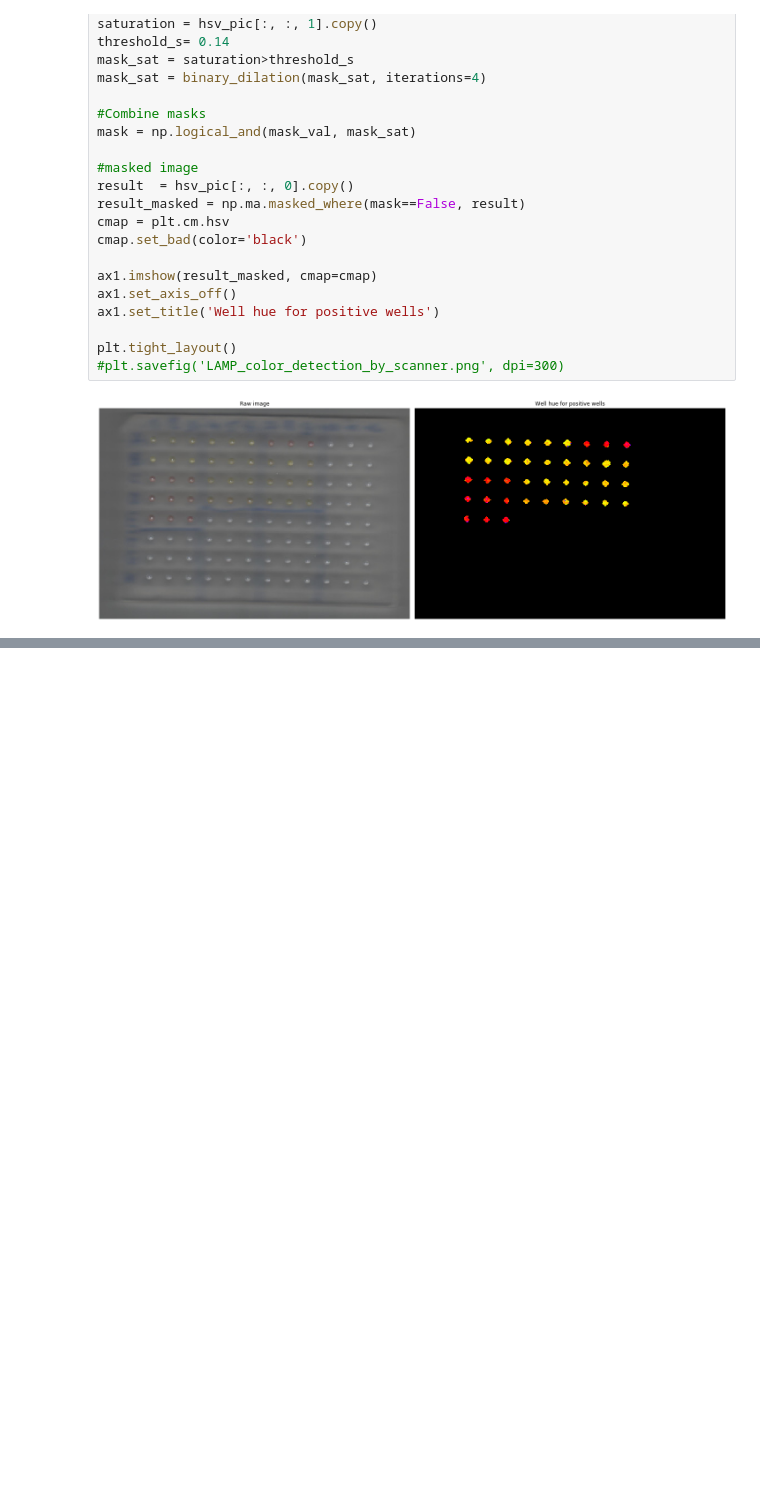
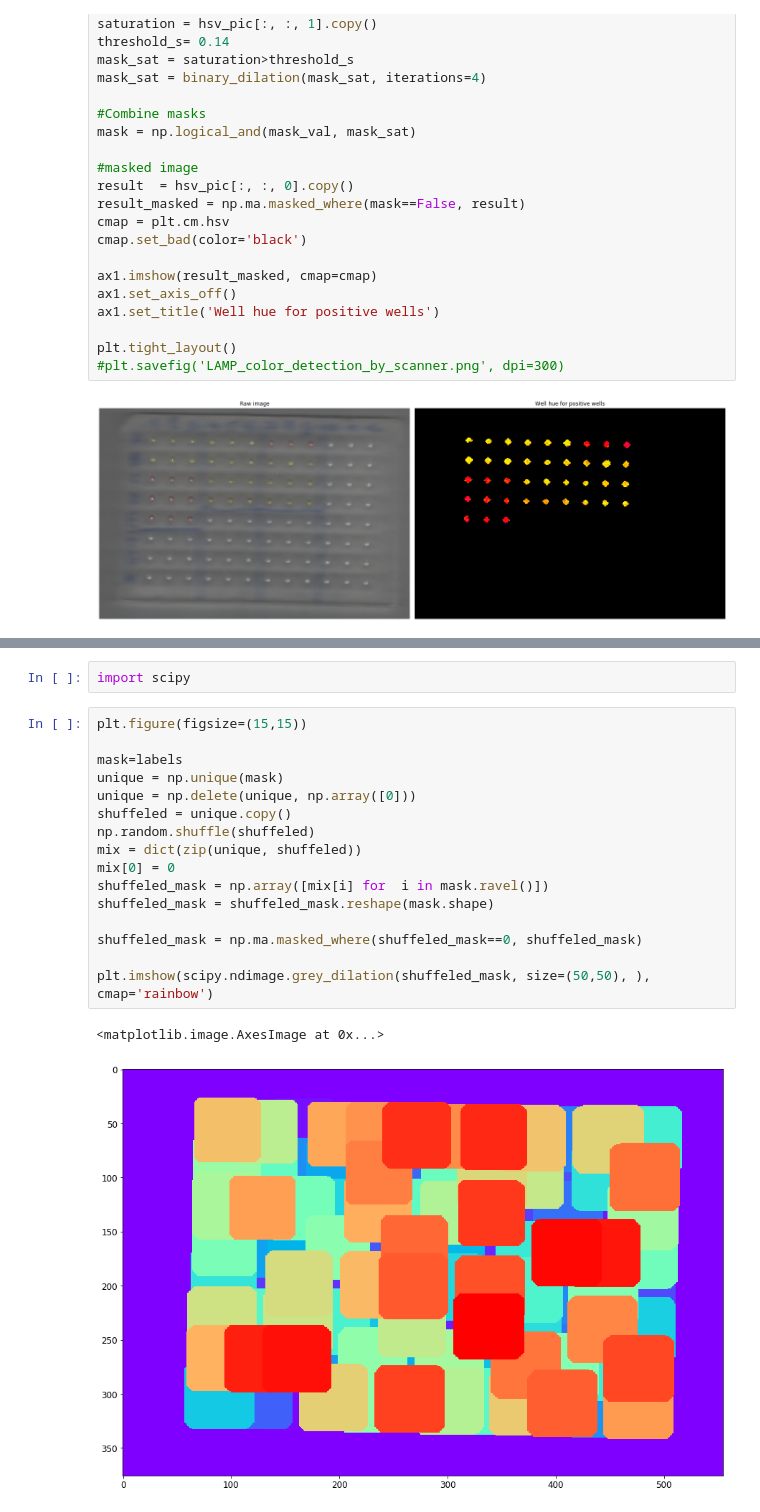
Before and after one commit to linnarsson-lab/LAMP-plate-scanner, a Jupyter notebook: LAMP-scanner.ipynb, the cells around one changed output, grey strips where cells are left out. Saved outputs shown, nothing was run; the diff lists cells and outputs as text; blank space fills up the shorter version.

```diff
--- a/LAMP-scanner.ipynb
+++ b/LAMP-scanner.ipynb
@@ -106,0 +153,21 @@ plt.imshow(labels, cmap='rainbow')
+# %%
+import scipy
+# %%
+plt.figure(figsize=(15,15))
+
+mask=labels
+unique = np.unique(mask)
+unique = np.delete(unique, np.array([0]))
+shuffeled = unique.copy()
+np.random.shuffle(shuffeled)
+mix = dict(zip(unique, shuffeled))
+mix[0] = 0
+shuffeled_mask = np.array([mix[i] for  i in mask.ravel()])
+shuffeled_mask = shuffeled_mask.reshape(mask.shape)
+
+shuffeled_mask = np.ma.masked_where(shuffeled_mask==0, shuffeled_mask)
+
+plt.imshow(scipy.ndimage.grey_dilation(shuffeled_mask, size=(50,50), ), cmap='rainbow')
+# %% [output]
+<matplotlib.image.AxesImage at 0x...>
+[figure, added]
```
Also changed, not shown: parts of 41 cells of this notebook.
